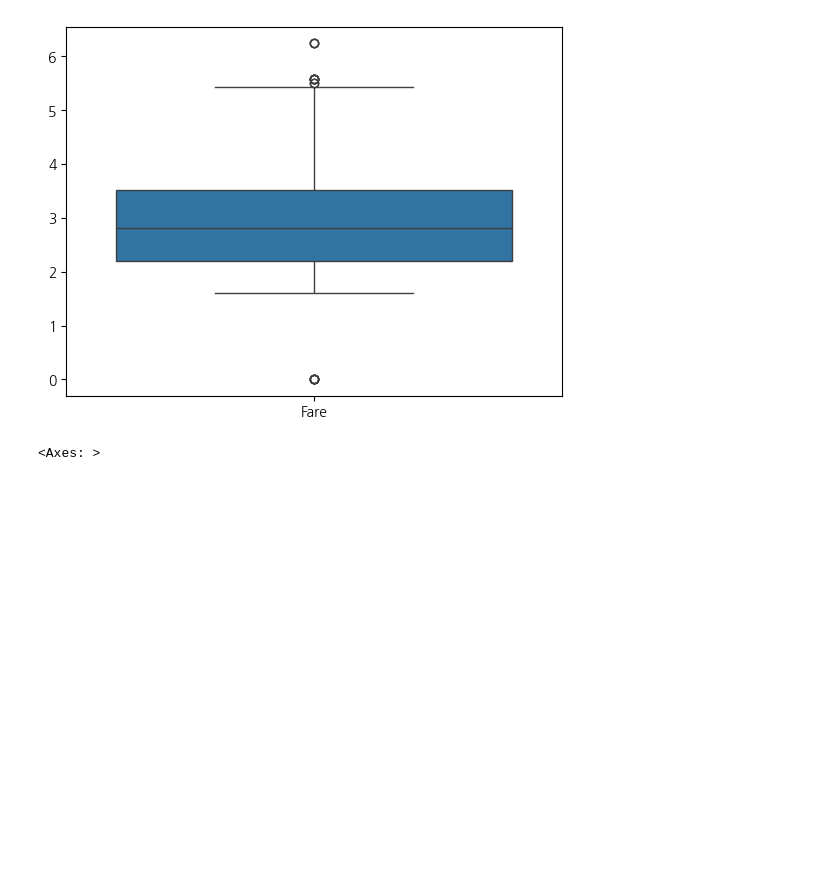
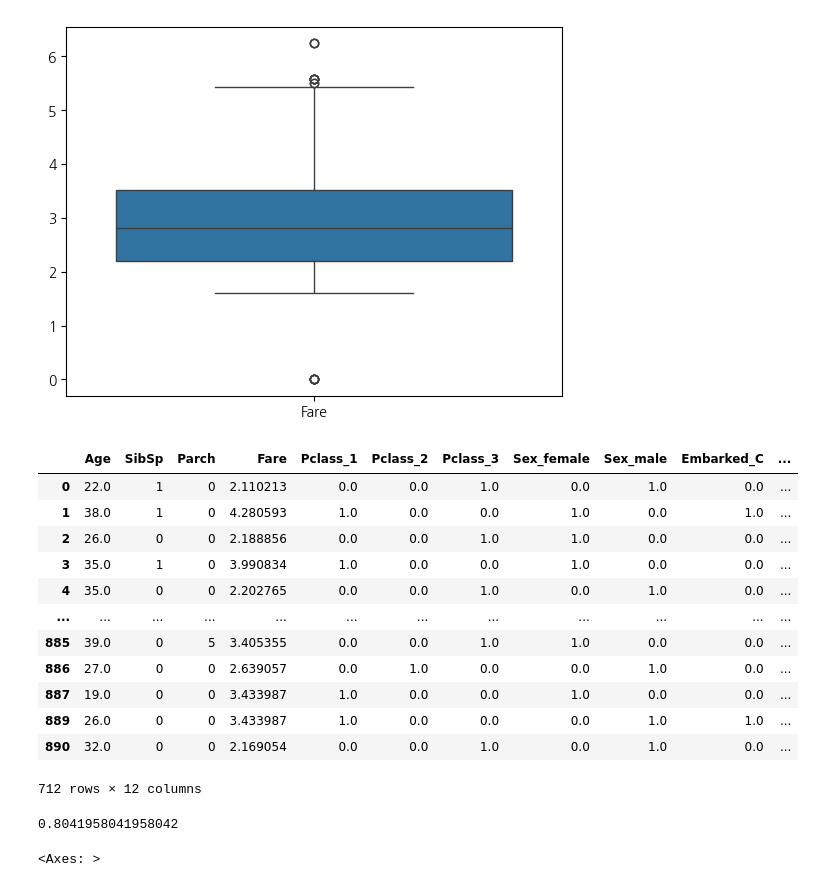
Before and after one commit to Song-Juntae/kaggle, a Jupyter notebook: getting_started/titanic/titanic.ipynb, the cells around one changed output. Drawn from its saved outputs; the diff is of its cells as text; code cells hidden in the pictures; blank space fills up the shorter version.

```diff
--- a/getting_started/titanic/titanic.ipynb
+++ b/getting_started/titanic/titanic.ipynb
@@ -420,6 +428,58 @@ sns.boxplot(np.log(df_train_결측치처리1[['Fare']]+1))
 # %% [output]
 <Axes: >
 [figure]
+# %%
+# 이상치 처리
+
+df_train_이상치처리1 = df_train_결측치처리1.copy()
+df_train_이상치처리1_예측값 = df_train_결측치처리1_예측값.copy()
+
+def 이상치처리(df, col, value):
+    Q1 = df[col].quantile(0.25)
+    Q3 = df[col].quantile(0.75)
+    IQR = Q3 - Q1
+    rev_range = 3
+    if value < (Q1 - rev_range * IQR):
+        value = Q1 - rev_range * IQR
+    if value > (Q3 + rev_range * IQR):
+        value = Q3 + rev_range * IQR
+    return value
+
+df_train_이상치처리1['Age'] = df_train_이상치처리1['Age'].apply(lambda x: 이상치처리(df_train_이상치처리1, 'Age', x))
+
+df_train_이상치처리1['Fare'] = np.log(df_train_이상치처리1[['Fare']]+1)
+df_train_이상치처리1
+# %% [output]
+|  | Age | SibSp | Parch | Fare | Pclass_1 | Pclass_2 | Pclass_3 | Sex_female | Sex_male | Embarked_C | ... |
+| 0 | 22.0 | 1 | 0 | 2.110213 | 0.0 | 0.0 | 1.0 | 0.0 | 1.0 | 0.0 | ... |
+| 1 | 38.0 | 1 | 0 | 4.280593 | 1.0 | 0.0 | 0.0 | 1.0 | 0.0 | 1.0 | ... |
+| 2 | 26.0 | 0 | 0 | 2.188856 | 0.0 | 0.0 | 1.0 | 1.0 | 0.0 | 0.0 | ... |
+| 3 | 35.0 | 1 | 0 | 3.990834 | 1.0 | 0.0 | 0.0 | 1.0 | 0.0 | 0.0 | ... |
+| 4 | 35.0 | 0 | 0 | 2.202765 | 0.0 | 0.0 | 1.0 | 0.0 | 1.0 | 0.0 | ... |
+| ... | ... | ... | ... | ... | ... | ... | ... | ... | ... | ... | ... |
+| 885 | 39.0 | 0 | 5 | 3.405355 | 0.0 | 0.0 | 1.0 | 1.0 | 0.0 | 0.0 | ... |
+| 886 | 27.0 | 0 | 0 | 2.639057 | 0.0 | 1.0 | 0.0 | 0.0 | 1.0 | 0.0 | ... |
+| 887 | 19.0 | 0 | 0 | 3.433987 | 1.0 | 0.0 | 0.0 | 1.0 | 0.0 | 0.0 | ... |
+| 889 | 26.0 | 0 | 0 | 3.433987 | 1.0 | 0.0 | 0.0 | 0.0 | 1.0 | 1.0 | ... |
+| 890 | 32.0 | 0 | 0 | 2.169054 | 0.0 | 0.0 | 1.0 | 0.0 | 1.0 | 0.0 | ... |
+712 rows × 12 columns
+# %%
+# 이상치 처리
+
+X_train, X_test, y_train, y_test = train_test_split(df_train_이상치처리1, df_train_이상치처리1_예측값, test_size=0.2, shuffle=True, random_state=42)
+
+model_rf = RandomForestClassifier(
+    n_estimators=450,
+    max_depth=5,
+    random_state=0)
+
+model_rf.fit(X_train, y_train)
+
+predict = model_rf.predict(X_test)
+
+accuracy_score(y_test, predict)
+# %% [output]
+0.8041958041958042
 # %%
 # 표준화 스케일링
 
```
Also changed, not shown: parts of 2 cells of this notebook.
